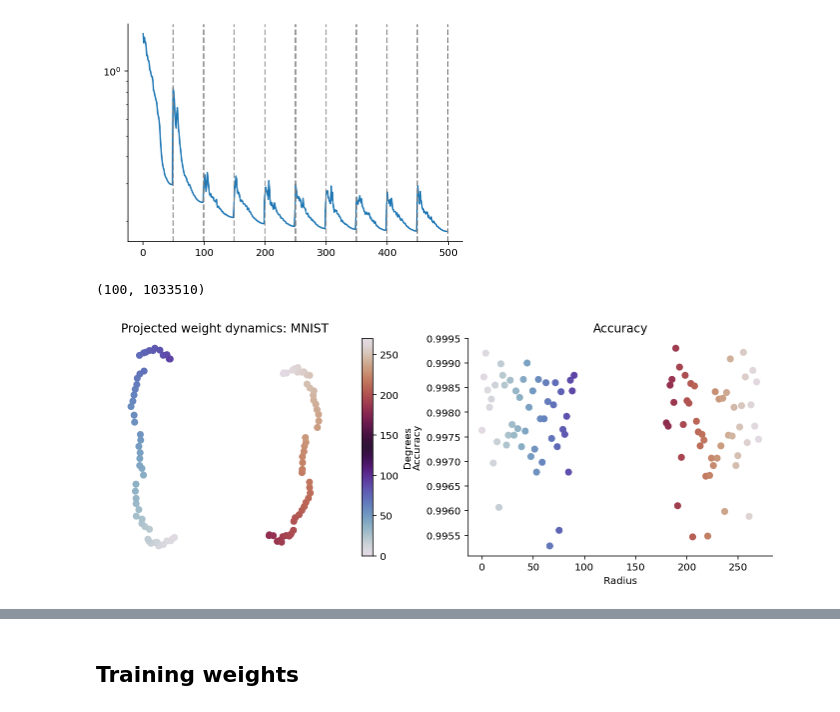
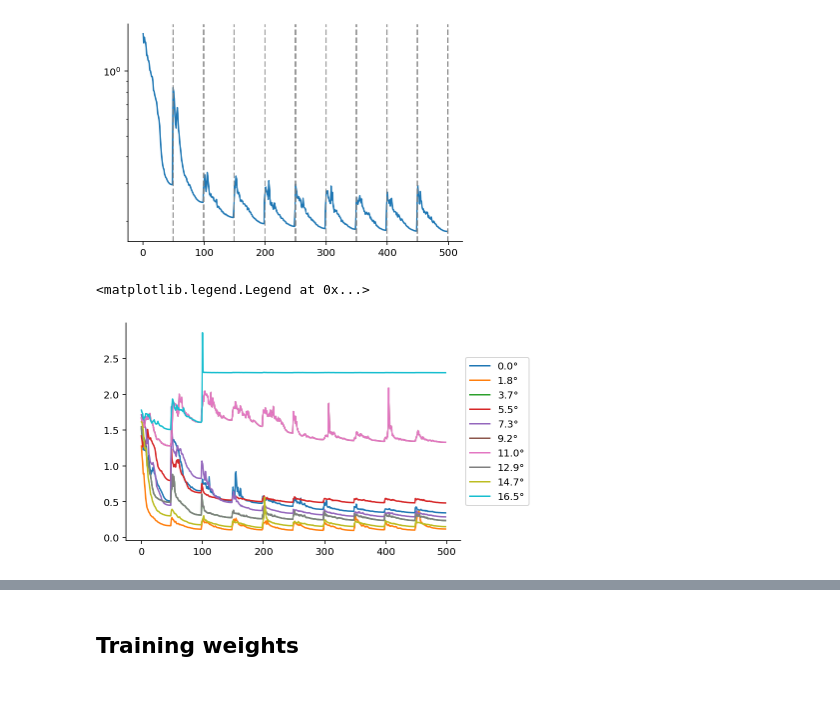
Before and after one commit to probml/shift-happens, a Jupyter notebook: notebooks/008-gendist-v1-rotation.ipynb, the cells around one changed output, grey strips where cells are left out. Saved outputs shown, nothing was run; the diff lists cells and outputs as text; code cells hidden in the pictures.

```diff
--- a/notebooks/008-gendist-v1-rotation.ipynb
+++ b/notebooks/008-gendist-v1-rotation.ipynb
@@ -100,7 +100,7 @@ n_epochs = 50
 alpha = 0.001
 tx = optax.adam(learning_rate=alpha)
 # tx = optax.cosine_decay_schedule(0.1, 10)
-model = MLPDataV1(n_classes)
+model = gendist.models.MLPDataV1(n_classes)
 
 proc_class = gendist.processing.Factory(processor)
 degrees = np.r_[np.linspace(0, 90, 50), np.linspace(180, 270, 50)]
@@ -129,9 +129,9 @@ plt.plot(steps, learning_rates(steps))
 [figure]
 # %%
 config = {"angle": 0.0}
-train_config = gendist.training.TrainingBase(model, proc_class,
-                              gendist.training.make_cross_entropy_loss_func, tx)
-params, train_acc, losses = train_config.fit(key, X_train, y_train_ohe,
+train_config = gendist.training.TrainingSnapshot(model, proc_class,
+                              gendist.training.make_cross_entropy_loss_func, tx, epochs_per_cycle)
+collection_params, losses = train_config.fit(key, X_train, y_train_ohe,
                                                     config, n_epochs, batch_size)
 # %% [output]
 @epoch 500
@@ -142,16 +146,33 @@ for boundary in boundaries:
 plt.yscale("log")
 # %% [output]
 [figure]
-# %%
-train_config = TrainingConfig(model, proc_class, gendist.training.make_cross_entropy_loss_func, tx)
-configs_params = []
-configs_accuracy = []
-for deg in tqdm(degrees):
-    config = {"angle": float(deg)}
-    params, train_acc, losses = train_config.train_model_config(key, X_train, y_train_ohe,
-                                                        config, n_epochs, batch_size)
-    configs_params.append(params)
-    configs_accuracy.append(train_acc)
+# %%
+train_config = gendist.training.TrainingSnapshot(model, proc_class,
+                              gendist.training.make_cross_entropy_loss_func, tx, epochs_per_cycle)
+configs_params = []
+configs_losses = []
+
+for deg in tqdm(degrees):
+    config = {"angle": float(deg)}
+    collection_params, losses = train_config.fit(key, X_train, y_train_ohe,
+                                                        config, n_epochs, batch_size)
+    configs_params.extend(collection_params)
+    configs_losses.append(losses)
+# %%
+np.random.seed(31415)
+n_configurations = len(degrees)
+n_samples = 10
+sample_configs = np.random.randint(0, n_configurations, size=n_samples)
+
+
+fig, ax = plt.subplots()
+for deg, config_ix in zip(degrees, sample_configs):
+    plt.plot(configs_losses[config_ix][1:], label=f"{deg:0.1f}°")
+plt.legend()
+ax.legend(loc="center left", bbox_to_anchor=(1, 0.5))
+# %% [output]
+<matplotlib.legend.Legend at 0x...>
+[figure, added]
 # %%
 filename = "data-params.pkl"
 filename = os.path.join(path_output, filename)
@@ -179,25 +197,0 @@ configs_params_flat, fn_recontruct_params = gendist.processing.flat_and_concat_p
-# %%
-configs_params_flat.shape
-# %% [output]
-(100, 1033510)
-# %%
-pca = PCA(n_components=2)
-params_proj = pca.fit_transform(configs_params_flat)
-
-fig, ax = plt.subplots(1, 2, figsize=(12, 4))
-
-ax[0].set_title("Projected weight dynamics: MNIST")
-im =  ax[0].scatter(*params_proj.T, c=degrees, cmap="twilight")
-fig.colorbar(im, ax=ax[0], label="Degrees")
-
-ax[0].tick_params(axis="both", labelleft=False, labelbottom=False)
-ax[0].axis("equal")
-ax[0].axis("off")
-
-
-ax[1].set_title("Accuracy")
-ax[1].scatter(degrees, configs_accuracy, c=degrees, cmap="twilight")
-ax[1].set_xlabel("Radius")
-ax[1].set_ylabel("Accuracy");
-# %% [output]
-[figure, removed]
```
Also changed, not shown: parts of 54 cells of this notebook.
